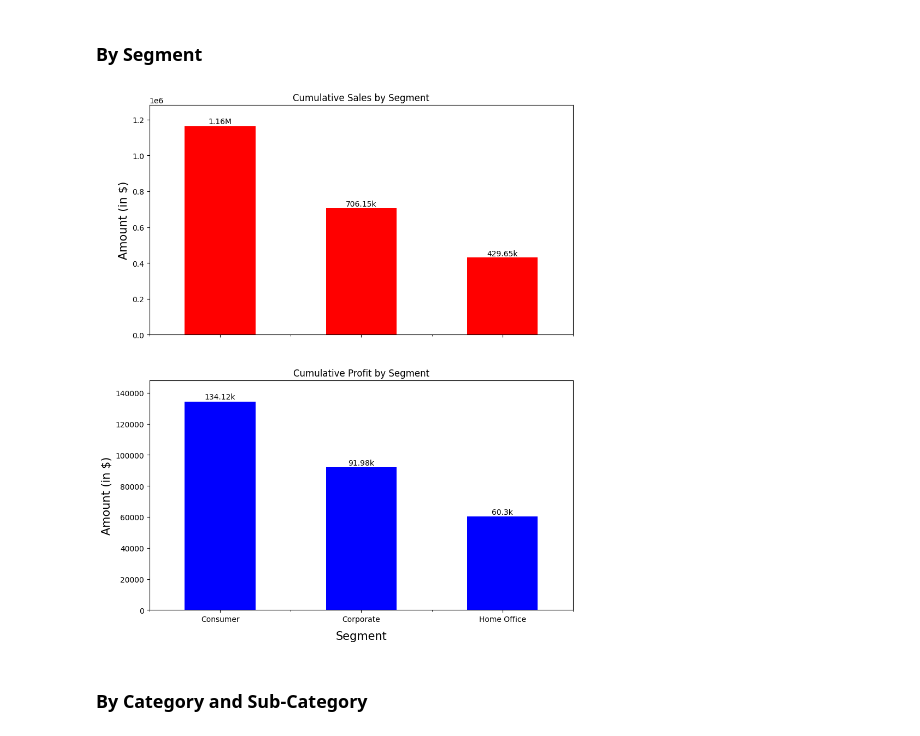
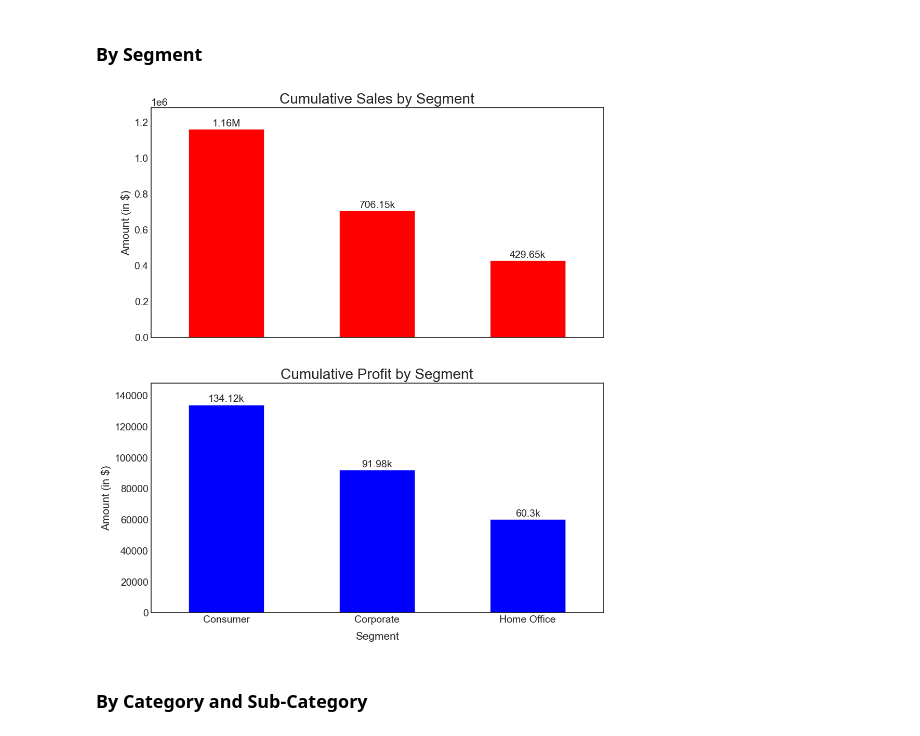
Before and after one commit to Brian-Jacob/Superstore_Project, a Jupyter notebook: Project_1.ipynb, the cells around one changed output. Saved outputs shown, nothing was run; the diff lists cells and outputs as text; code cells hidden in the pictures.

```diff
--- a/Project_1.ipynb
+++ b/Project_1.ipynb
@@ -28,6 +28,7 @@ import seaborn as sns
 import matplotlib.pyplot as plt
 import plotly.graph_objs as go
 import plotly.express as px
+plt.style.use('seaborn-v0_8-white')
 
 import us
 from millify import millify
@@ -168,6 +171,6 @@ Additionally, we could come up with some metrics that indicate how long it took
 # %%
 group_ls = ['State','Region','Ship Mode','Segment','Country','City']
-num_cols = ['Sales','Profit']
+numeric_cols = ['Sales','Profit'] # Numeric
 # %%
 final_ls = [] # A list to store the different groupbys
 for col in group_ls:
@@ -287,4 +315,6 @@ fig.show()
 [interactive output not drawn]
 # %% [markdown]
 ### By Region
+# %%
+final_ls[1] = sales_df.groupby(by=['Region','State'])
 # %%
@@ -362,14 +461,14 @@ fig.show()
 # %% [markdown]
 ### By Segment
 # %%
-fig, axs = plt.subplots(nrows=2,ncols=1,figsize=(10,12),sharex=True)
-plt.close(fig)
-final_ls[3][num_cols].sum().plot(kind='bar',rot=0,y='Sales',legend=None,title='Cumulative Sales by Segment',ax = axs[0],color='r')
+seg_fig, axs = plt.subplots(nrows=2,ncols=1,figsize=(10,12),sharex=True)
+plt.close(seg_fig)
+final_ls[3][numeric_cols].sum().plot(kind='bar',rot=0,y='Sales',legend=None,title='Cumulative Sales by Segment',ax = axs[0],color='r')
 plt.ylabel(ylabel='Amount (in millions of $)',size=12)
 plt.xlabel(xlabel='Segment',size=12,labelpad=10)
 plt.tight_layout()
 
-final_ls[3][num_cols].sum().plot(kind='bar',rot=0,y='Profit',legend = None,title='Cumulative Profit by Segment',ax = axs[1],color='blue')
+final_ls[3][numeric_cols].sum().plot(kind='bar',rot=0,y='Profit',legend = None,title='Cumulative Profit by Segment',ax = axs[1],color='blue')
 plt.ylabel(ylabel='Amount (in millions of $)',size=12)
 plt.xlabel(xlabel='Segment',size=12,labelpad=10)
 plt.tight_layout()
@@ -382,35 +481,35 @@ for bars in axs[0].patches:
         axs[0].text
         (
             x=b_x,
             y=ht,
             s=f"{millify(bars.get_height(),precision=2)}",
             ha='center',
             va='bottom'
         )
     )
 axs[0].set_ylim(bottom=0,top = (1.05)*axs[0].get_ylim()[1])
 axs[0].set_ylabel(ylabel="Amount (in $)",size=15)
 
 for bars in axs[1].patches:
     ht = bars.get_height()*(1.005)
     b_x = bars.get_x()+(bars.get_width())/2
     (
         axs[1].text
         (
             x=b_x,
             y=ht,
             s=f"{millify(bars.get_height(),precision=2)}",
             ha='center',
             va='bottom'
         )
     )
 axs[1].set_ylim(bottom=0,top = (1.05)*axs[1].get_ylim()[1])
 axs[1].set_xlabel(xlabel="Segment",size=15,labelpad=10)
 axs[1].set_ylabel(ylabel="Amount (in $)",size=15)
 
-fig
+seg_fig
 # %% [output]
-[figure, old version]
+[figure, new version]
 # %% [markdown]
 ### By Category and Sub-Category
 # %%
```
Also changed, not shown: parts of 40 cells of this notebook.
